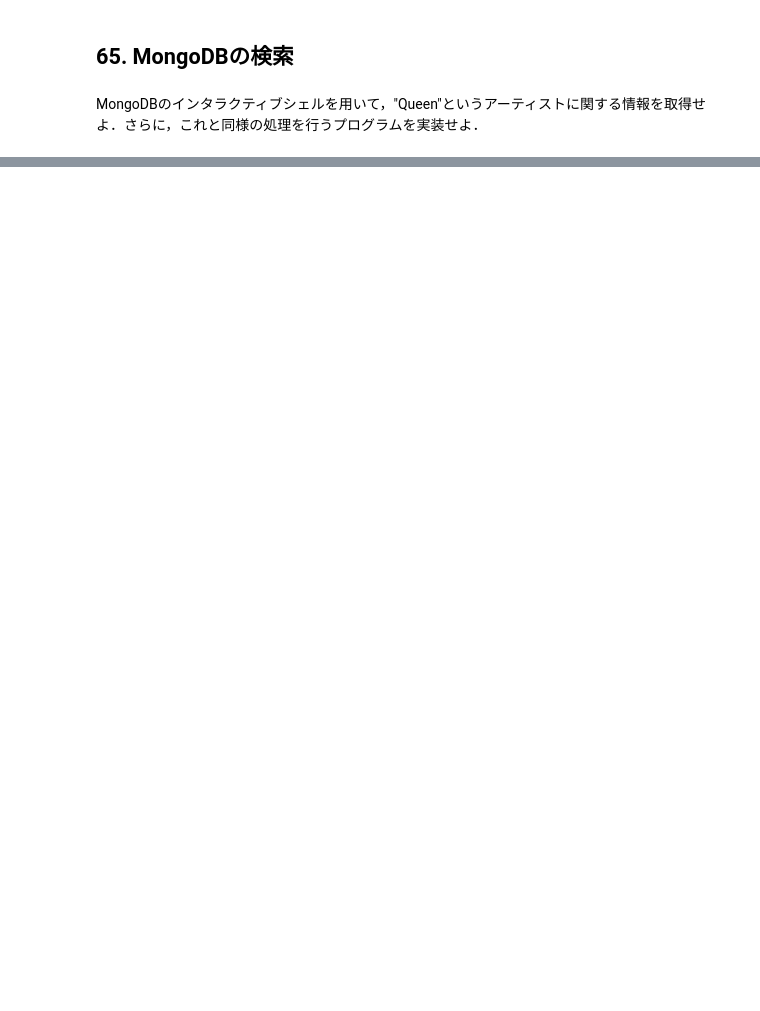
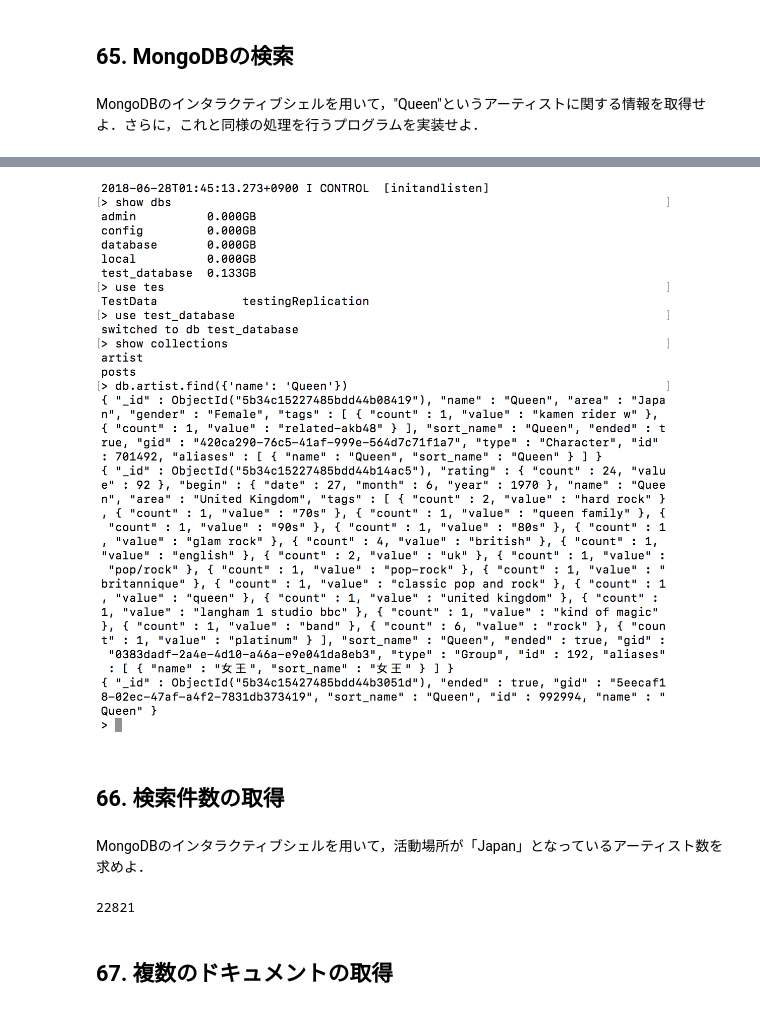
Before and after one commit to bankosho/nlp100, a Jupyter notebook: chapter07/ch07_whx.ipynb, the cells around one changed output, grey strips where cells are left out. Drawn from its saved outputs; the diff is of its cells as text; code cells hidden in the pictures; blank space fills up the shorter version.

```diff
--- a/chapter07/ch07_whx.ipynb
+++ b/chapter07/ch07_whx.ipynb
@@ -30,0 +149,12 @@ MongoDBのインタラクティブシェルを用いて，"Queen"というアー
+# %%
+display_png(Image("G.png"))
+# %% [output]
+[figure, added]
+# %% [markdown]
+## 66. 検索件数の取得
+# %% [markdown]
+MongoDBのインタラクティブシェルを用いて，活動場所が「Japan」となっているアーティスト数を求めよ．
+# %%
+(artist.find({'area': 'Japan'})).count()
+# %% [output]
+22821
@@ -30,0 +163,2 @@ MongoDBのインタラクティブシェルを用いて，"Queen"というアー
+# %% [markdown]
+## 67. 複数のドキュメントの取得
```
Also changed, not shown: parts of 30 cells of this notebook, 37 other files.
